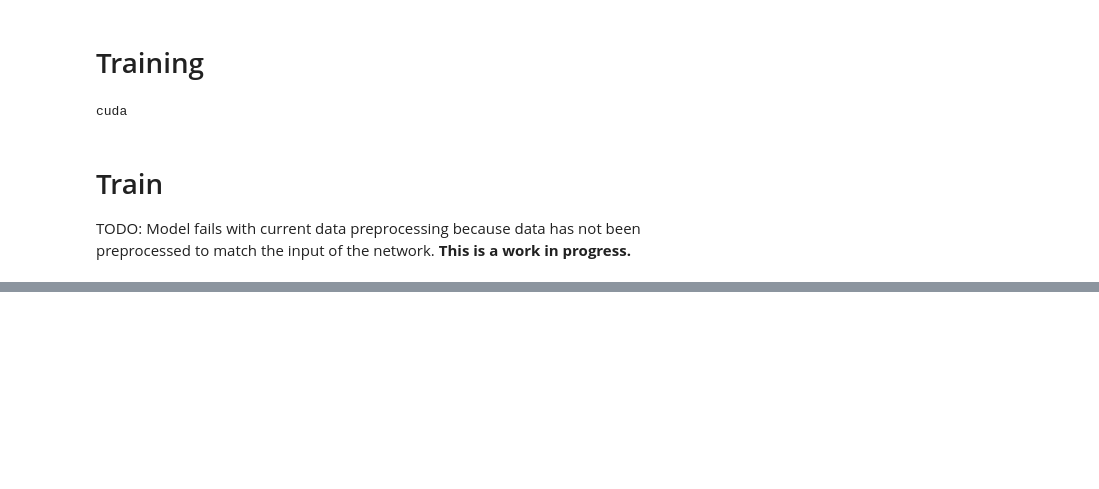
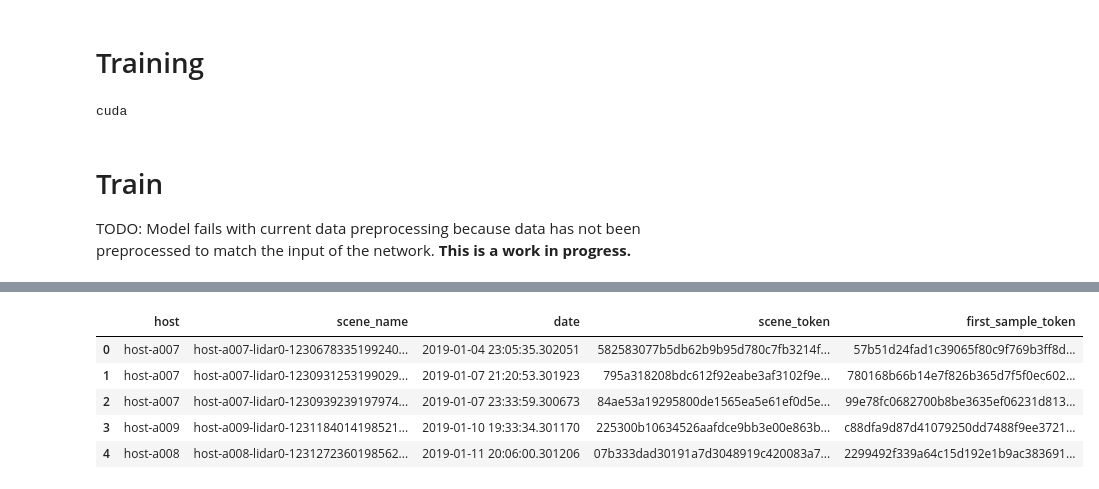
Before and after one commit to shih61/deep-learnging-3d-object-dectation, a Jupyter notebook: PSPNet_ResNet.ipynb, the cells around one changed output, grey strips where cells are left out. Saved outputs shown, nothing was run; the diff lists cells and outputs as text; code cells hidden in the pictures; blank space fills up the shorter version.

```diff
--- a/PSPNet_ResNet.ipynb
+++ b/PSPNet_ResNet.ipynb
@@ -847,0 +1168,26 @@ plt.plot(losses)
+# %%
+records = [(level5data.get('sample', record['first_sample_token'])['timestamp'], record) for record in level5data.scene]
+
+entries = []
+
+for start_time, record in sorted(records):
+    start_time = level5data.get('sample', record['first_sample_token'])['timestamp'] / 1000000
+
+    token = record['token']
+    name = record['name']
+    date = datetime.utcfromtimestamp(start_time)
+    host = "-".join(record['name'].split("-")[:2])
+    first_sample_token = record["first_sample_token"]
+
+    entries.append((host, name, date, token, first_sample_token))
+
+df = pd.DataFrame(entries, columns=["host", "scene_name", "date", "scene_token", "first_sample_token"])
+# %%
+df.head()
+# %% [output]
+|  | host | scene_name | date | scene_token | first_sample_token |
+| 0 | host-a007 | host-a007-lidar0-1230678335199240... | 2019-01-04 23:05:35.302051 | 582583077b5db62b9b95d780c7fb3214f... | 57b51d24fad1c39065f80c9f769b3ff8d... |
+| 1 | host-a007 | host-a007-lidar0-1230931253199029... | 2019-01-07 21:20:53.301923 | 795a318208bdc612f92eabe3af3102f9e... | 780168b66b14e7f826b365d7f5f0ec602... |
+| 2 | host-a007 | host-a007-lidar0-1230939239197974... | 2019-01-07 23:33:59.300673 | 84ae53a19295800de1565ea5e61ef0d5e... | 99e78fc0682700b8be3635ef06231d813... |
+| 3 | host-a009 | host-a009-lidar0-1231184014198521... | 2019-01-10 19:33:34.301170 | 225300b10634526aafdce9bb3e00e863b... | c88dfa9d87d41079250dd7488f9ee3721... |
+| 4 | host-a008 | host-a008-lidar0-1231272360198562... | 2019-01-11 20:06:00.301206 | 07b333dad30191a7d3048919c420083a7... | 2299492f339a64c15d192e1b9ac383691... |
```
Also changed, not shown: parts of 27 cells of this notebook, 2 other files.
